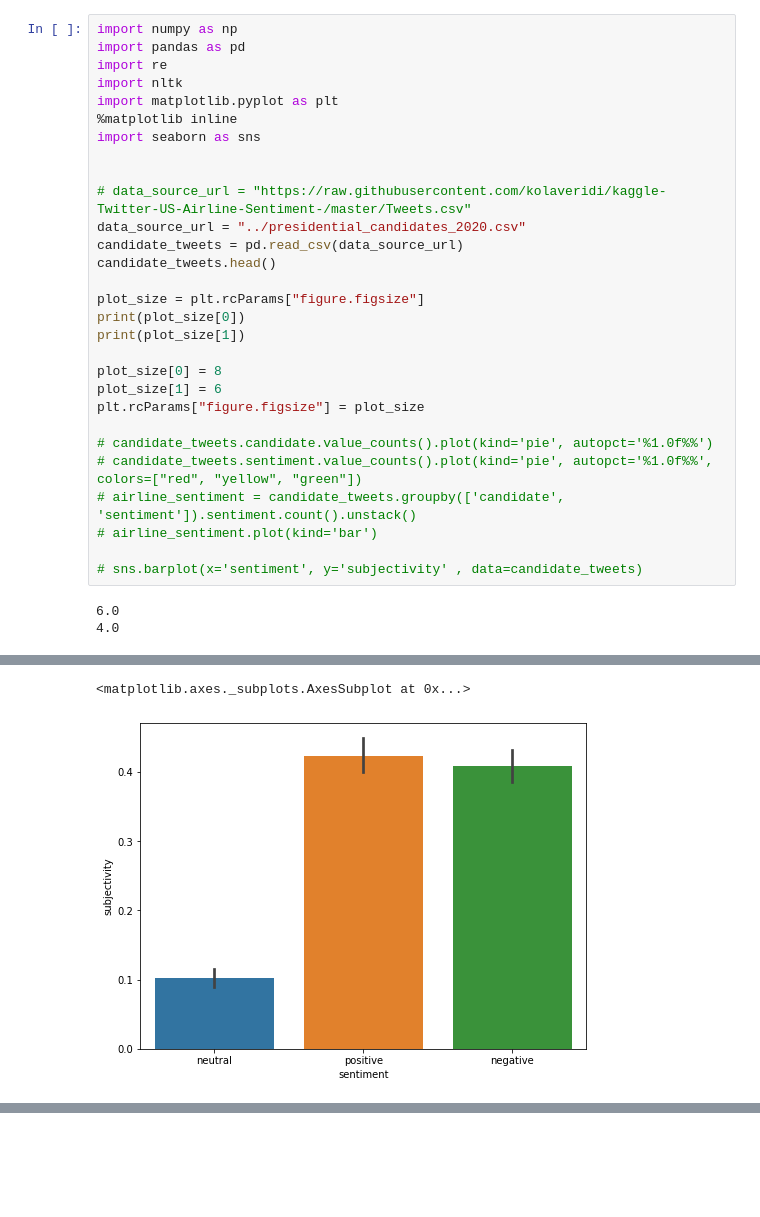
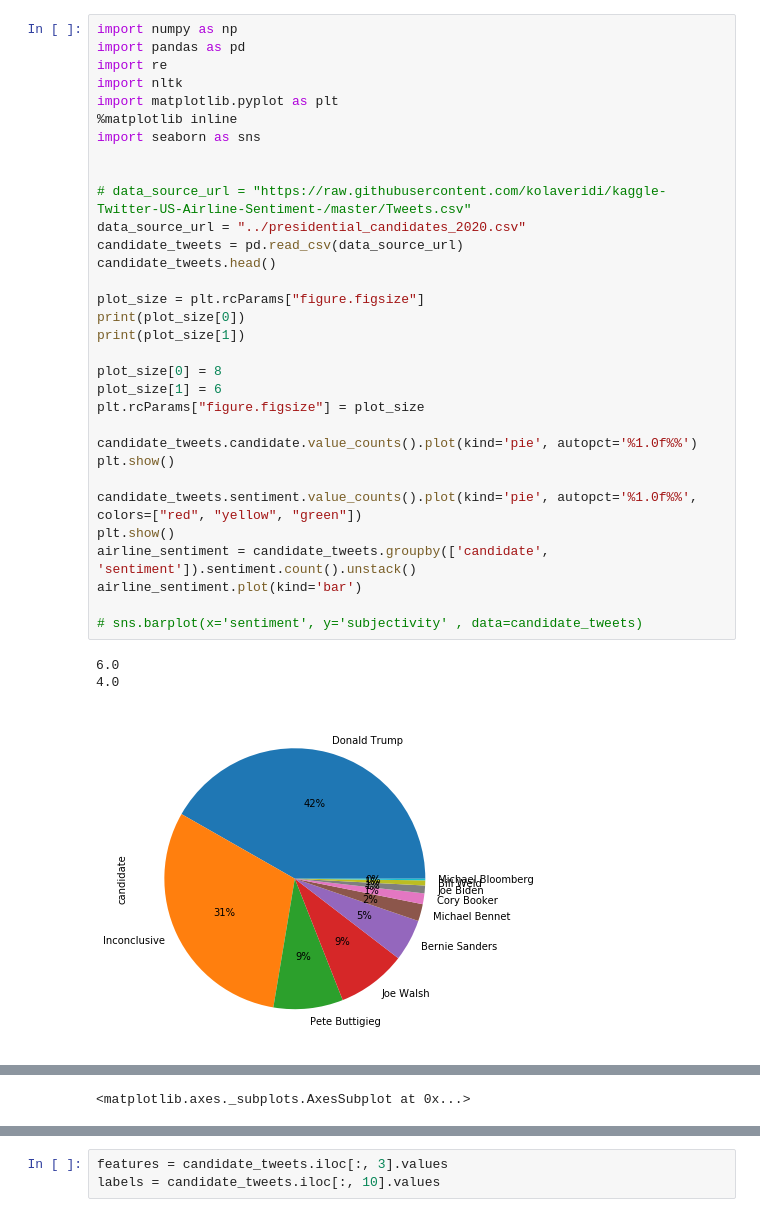
Before and after one commit to ylehilds/it670-project-streaming, a Jupyter notebook: jupyter/it670-project.ipynb, the cells around one changed output, grey strips where cells are left out. Drawn from its saved outputs; the diff is of its cells as text; blank space fills up the shorter version.

Commit message:
got multiple plots to display separately

```diff
--- a/jupyter/it670-project.ipynb
+++ b/jupyter/it670-project.ipynb
@@ -1,32 +1,36 @@
 # %%
 import numpy as np
 import pandas as pd
 import re
 import nltk
 import matplotlib.pyplot as plt
 %matplotlib inline
 import seaborn as sns
 
 
 # data_source_url = "https://raw.githubusercontent.com/kolaveridi/kaggle-Twitter-US-Airline-Sentiment-/master/Tweets.csv"
 data_source_url = "../presidential_candidates_2020.csv"
 candidate_tweets = pd.read_csv(data_source_url)
 candidate_tweets.head()
 
 plot_size = plt.rcParams["figure.figsize"]
 print(plot_size[0])
 print(plot_size[1])
 
 plot_size[0] = 8
 plot_size[1] = 6
 plt.rcParams["figure.figsize"] = plot_size
 
-# candidate_tweets.candidate.value_counts().plot(kind='pie', autopct='%1.0f%%')
-# candidate_tweets.sentiment.value_counts().plot(kind='pie', autopct='%1.0f%%', colors=["red", "yellow", "green"])
-# airline_sentiment = candidate_tweets.groupby(['candidate', 'sentiment']).sentiment.count().unstack()
-# airline_sentiment.plot(kind='bar')
+candidate_tweets.candidate.value_counts().plot(kind='pie', autopct='%1.0f%%')
+plt.show()
+
+candidate_tweets.sentiment.value_counts().plot(kind='pie', autopct='%1.0f%%', colors=["red", "yellow", "green"])
+plt.show()
+airline_sentiment = candidate_tweets.groupby(['candidate', 'sentiment']).sentiment.count().unstack()
+airline_sentiment.plot(kind='bar')
 
 # sns.barplot(x='sentiment', y='subjectivity' , data=candidate_tweets)
 # %% [output]
 6.0
 4.0
+[figure, new version]
@@ -33,2 +38 @@ plt.rcParams["figure.figsize"] = plot_size
 <matplotlib.axes._subplots.AxesSubplot at 0x...>
-[figure, old version]
@@ -34,0 +40,3 @@ plt.rcParams["figure.figsize"] = plot_size
+# %%
+features = candidate_tweets.iloc[:, 3].values
+labels = candidate_tweets.iloc[:, 10].values
```
Also changed, not shown: parts of 7 cells of this notebook, 1 other file.
